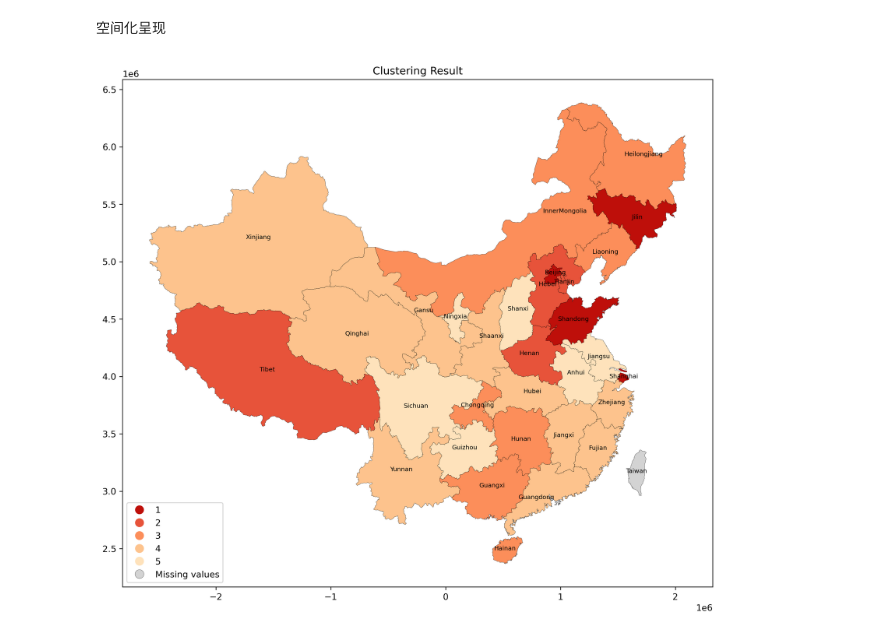
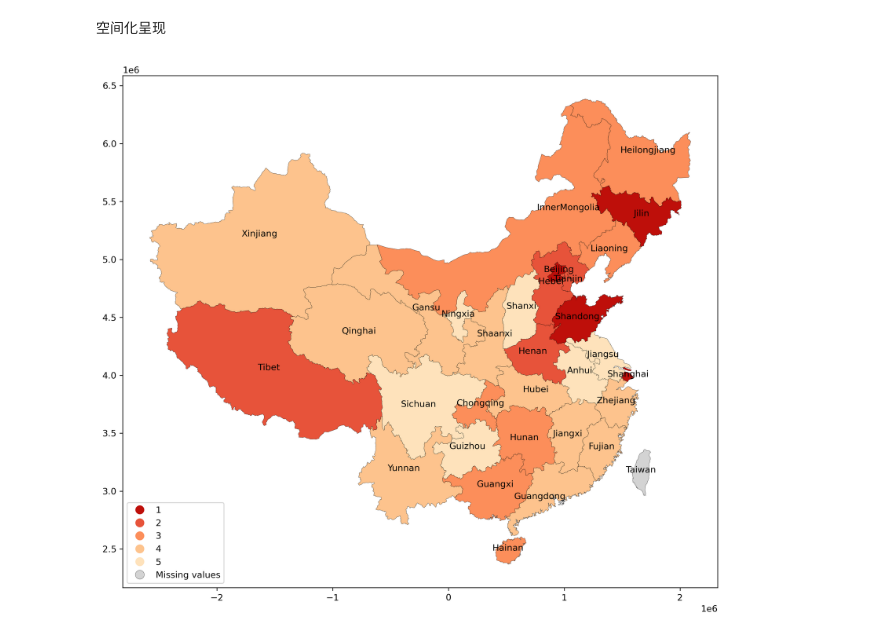
Before and after one commit to XianlaiYin/CASA0007, a Jupyter notebook: Individual/province.ipynb, the cells around one changed output. Cells and saved outputs as stored; diff of their text form; code cells hidden in the pictures.

```diff
--- a/Individual/province.ipynb
+++ b/Individual/province.ipynb
@@ -573,10 +575,10 @@ clusterprovince = pd.DataFrame({'province': calculate.index, 'cluster_id': clust
 scatter = ax.scatter(clusterprovince.R2223, clusterprovince.R2227, c = clusterprovince.cluster_id, cmap = mycmap)
 ax.set_xlabel('R2223')
 ax.set_ylabel('R2227')
-ax.set_title('Clustering result')
+#ax.set_title('Clustering result')
 texts = []
 for i, point in clusterprovince.iterrows():
-    text = ax.annotate(s=point['province'], xy=(point.R2223, point.R2227), xytext=(5,5),textcoords='offset points')
+    text = ax.annotate(s=point['province'], xy=(point.R2223, point.R2227), xytext=(5,5),textcoords='offset points', fontsize=14)
     texts.append(text)
 adjust_text(texts)
 #Add Colorbar
@@ -614,27 +616,27 @@ For n_clusters = 5 The average silhouette_score is : 0.9470682827046238
 # %%
 na = pd.DataFrame({'province': ['Hongkong', 'Macau', 'Taiwan'], 'cluster_id': [None,None,None], 'R2223': [None,None,None], 'R2227': [None,None,None]})
 clusterprovinceGAT = pd.concat([clusterprovince, na], axis=0, ignore_index=True)
 china = gpd.read_file(r'D:\UCL_DATA\CASA0007\china\china.shp')
 chinamerge = china.merge(clusterprovinceGAT, on='province')
 
 fig, ax = plt.subplots(figsize = (12,12), dpi=300)
 ax = chinamerge.plot(column = 'cluster_id',
                      missing_kwds = {'color': 'lightgrey', 'label': 'Missing values'},
                      ax = ax,
                      legend = True,
                      legend_kwds = {'loc': 'lower left'},
                      cmap = 'OrRd_r',
                      vmin = -1,
                      vmax = 5,
                      edgecolor = 'black',
                      linewidth = 0.2,
                      categorical = True)
-ax.set_title('Clustering Result')
+#ax.set_title('Clustering Result')
 
 chinamerge = chinamerge.drop(chinamerge[chinamerge['province']=='Hongkong'].index)
 chinamerge = chinamerge.drop(chinamerge[chinamerge['province']=='Macau'].index)
 
 for i, row in chinamerge.iterrows():
-    ax.annotate(s=row['province'], xy=row.geometry.representative_point().coords[0], ha='center', fontsize=7)
+    ax.annotate(s=row['province'], xy=row.geometry.representative_point().coords[0], ha='center', fontsize=10)
 # %% [output]
-[figure, old version]
+[figure, new version]
```
Also changed, not shown: parts of 9 cells of this notebook.
